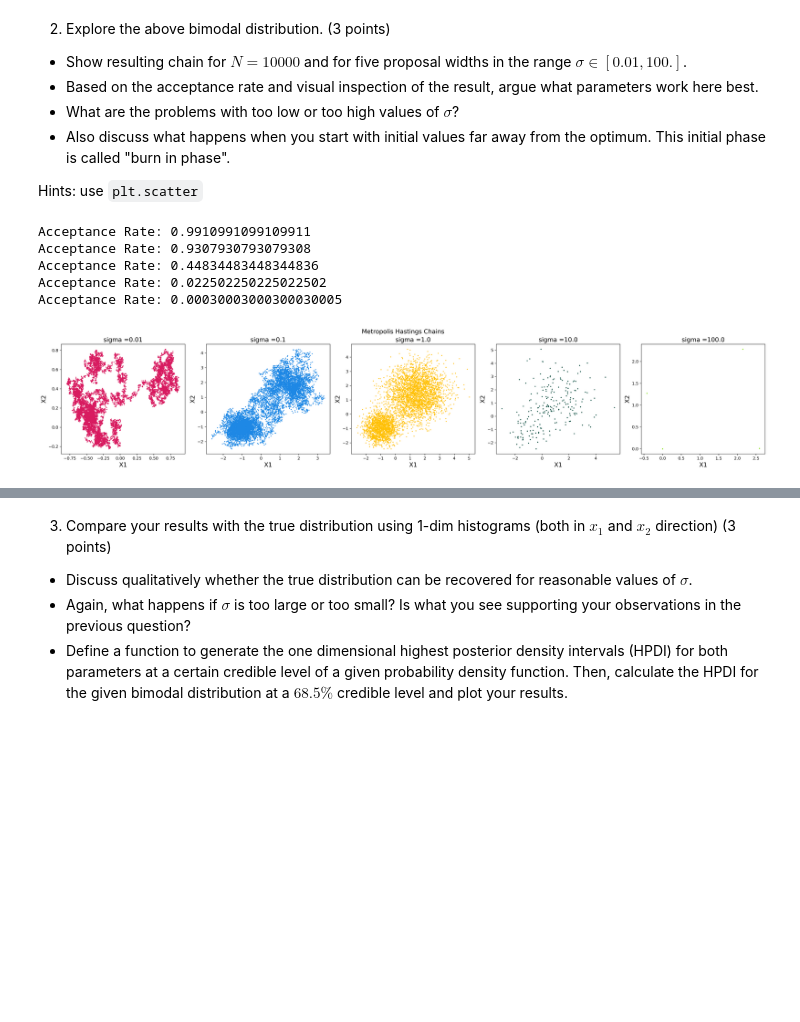
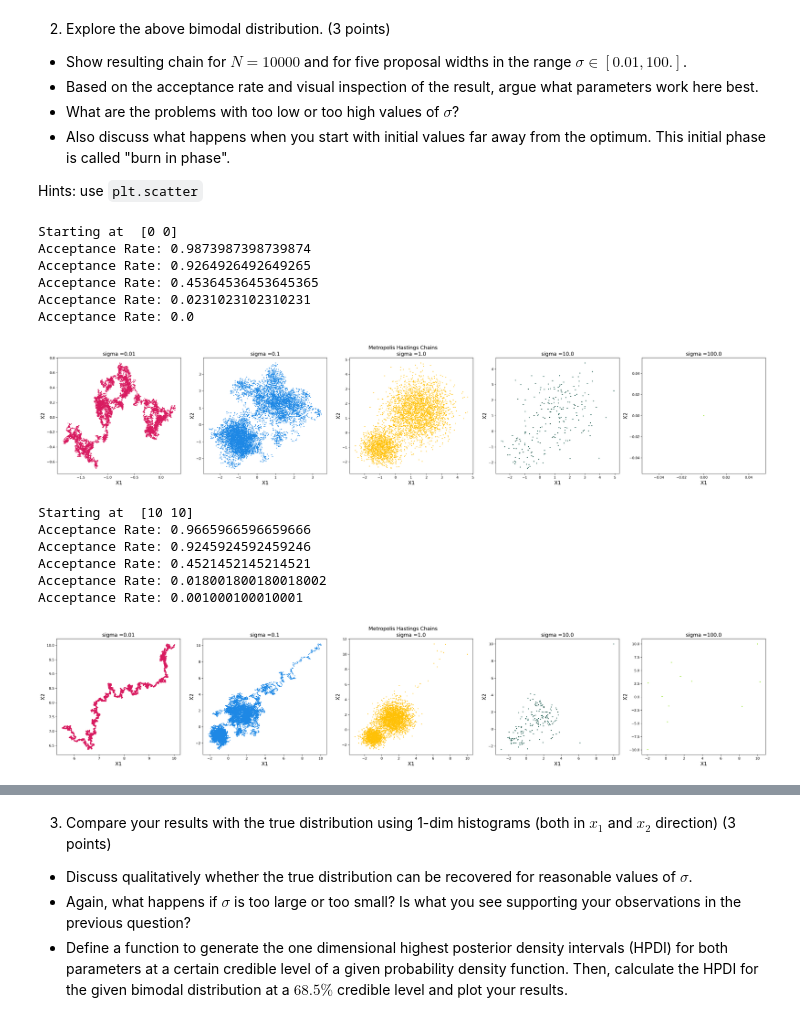
Before and after one commit to afinemax/machine_learning_2024, a Jupyter notebook: hw/ML4PhA_2024_Exercise_sheet_2.ipynb, the cells around one changed output, grey strips where cells are left out. Saved outputs shown, nothing was run; the diff lists cells and outputs as text; code cells hidden in the pictures; blank space fills up the shorter version.

Commit message:
almost done, need to add comments to part 4 and upload images

```diff
--- a/hw/ML4PhA_2024_Exercise_sheet_2.ipynb
+++ b/hw/ML4PhA_2024_Exercise_sheet_2.ipynb
@@ -163,35 +184,67 @@ def MetropolisHastings(pdf, N, x_init, sigma):
 - Also discuss what happens when you start with initial values far away from the optimum. This initial phase is called "burn in phase".
 
 Hints: use `plt.scatter`
-# %%
-# run walkers
-N = 10000
-sigma_arr = np.asarray([0.01, 0.1, 1, 10, 100])
-pdf = pdf_bimodal
-x_init = np.asarray([0,0])
-samples_chain_list = []
-for sigma in sigma_arr:
-    samples_chain_i = MetropolisHastings(pdf, N, x_init, sigma)
-    samples_chain_list.append(samples_chain_i)
-# %% [output]
-Acceptance Rate: 0.9910991099109911
-Acceptance Rate: 0.9307930793079308
-Acceptance Rate: 0.44834483448344836
-Acceptance Rate: 0.022502250225022502
-Acceptance Rate: 0.00030003000300030005
 # %%
-fig, axs = plt.subplots(1, len(sigma_arr), figsize=(len(sigma_arr) * 5, 5), dpi=300)
+# run walkers
+N = 10000
+sigma_arr = np.asarray([0.01, 0.1, 1, 10, 100])
+pdf = pdf_bimodal
+x_init = np.asarray([0,0])
+samples_chain_list = []
+print('Starting at ', x_init)
+for sigma in sigma_arr:
+    samples_chain_i = MetropolisHastings(pdf, N, x_init, sigma)
+    samples_chain_list.append(samples_chain_i)
+
+
+fig, axs = plt.subplots(1, len(sigma_arr), figsize=(len(sigma_arr) * 6, 6), dpi=300)
 colors = ['#D81B60', '#1E88E5', '#FFC107', '#004D40' ,'#88E110']
-# Iterate over each sigma value and corresponding samples
 for i, sigma in enumerate(sigma_arr):
     # Scatter plot the samples for each sigma value
     axs[i].scatter(samples_chain_list[i][:, 0], samples_chain_list[i][:, 1], color=colors[i], s=2)
     axs[i].set_title('\nsigma =' + str(sigma), fontsize=15)
     axs[i].set_xlabel('X1', fontsize=15)
     axs[i].set_ylabel('X2', fontsize=15)
-
 plt.suptitle('Metropolis Hastings Chains', fontsize=15)
 plt.tight_layout()
 plt.show()
+
+# second intial condition
+
+N = 10000
+sigma_arr = np.asarray([0.01, 0.1, 1, 10, 100])
+pdf = pdf_bimodal
+x_init = np.asarray([10,10])
+print('Starting at ', x_init)
+samples_chain_list = []
+for sigma in sigma_arr:
+    samples_chain_i = MetropolisHastings(pdf, N, x_init, sigma)
+    samples_chain_list.append(samples_chain_i)
+
+
+fig, axs = plt.subplots(1, len(sigma_arr), figsize=(len(sigma_arr) * 6, 6), dpi=300)
+colors = ['#D81B60', '#1E88E5', '#FFC107', '#004D40' ,'#88E110']
+for i, sigma in enumerate(sigma_arr):
+    # Scatter plot the samples for each sigma value
+    axs[i].scatter(samples_chain_list[i][:, 0], samples_chain_list[i][:, 1], color=colors[i], s=2)
+    axs[i].set_title('\nsigma =' + str(sigma), fontsize=15)
+    axs[i].set_xlabel('X1', fontsize=15)
+    axs[i].set_ylabel('X2', fontsize=15)
+plt.suptitle('Metropolis Hastings Chains', fontsize=15)
+plt.tight_layout()
+plt.show()
 # %% [output]
+Starting at  [0 0]
+Acceptance Rate: 0.9873987398739874
+Acceptance Rate: 0.9264926492649265
+Acceptance Rate: 0.45364536453645365
+Acceptance Rate: 0.0231023102310231
+Acceptance Rate: 0.0
-[figure, old version]
+[figure, new version]
+Starting at  [10 10]
+Acceptance Rate: 0.9665966596659666
+Acceptance Rate: 0.9245924592459246
+Acceptance Rate: 0.4521452145214521
+Acceptance Rate: 0.018001800180018002
+Acceptance Rate: 0.001000100010001
+[figure, added]
```
Also changed, not shown: parts of 13 cells of this notebook.
